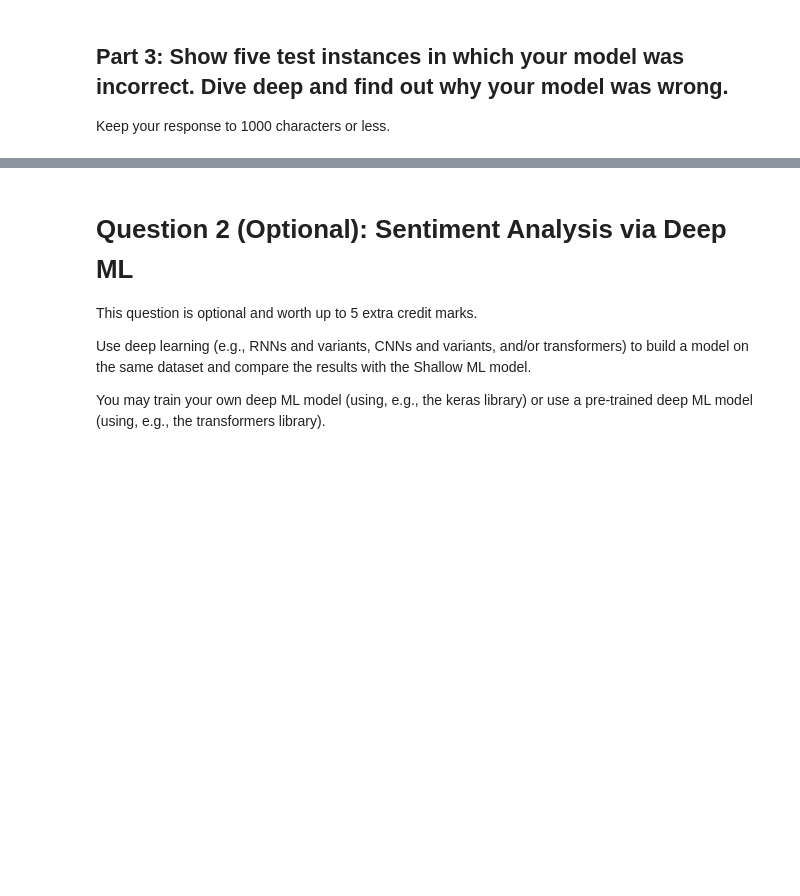
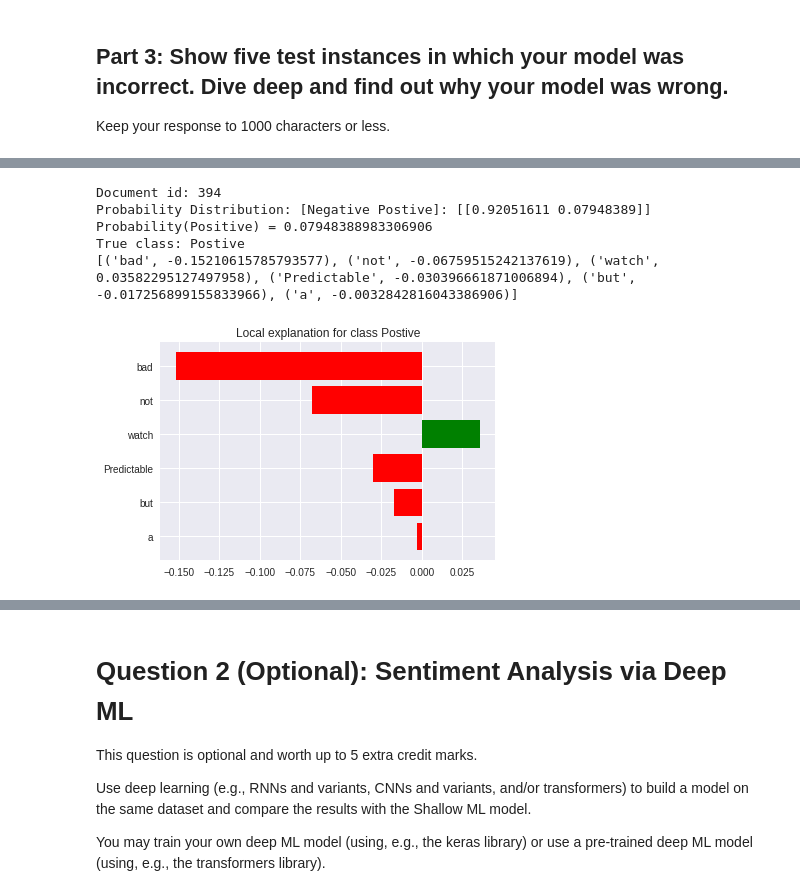
Before and after one commit to mohansameer1983/NLP, a Jupyter notebook: MMAI_2022_891_Individual_Assignment_Solution.ipynb, the cells around one changed output, grey strips where cells are left out. Cells and saved outputs as stored; diff of their text form; code cells hidden in the pictures; blank space fills up the shorter version.

```diff
--- a/MMAI_2022_891_Individual_Assignment_Solution.ipynb
+++ b/MMAI_2022_891_Individual_Assignment_Solution.ipynb
@@ -221,0 +264,7 @@ pred_val = pipe.predict(X_val)
+# %%
+pipe_xgb = Pipeline([('vec', vectorizer),  ('xgb', XGBClassifier(random_state=223))])
+
+pipe_xgb.fit(X_train, y_train)
+
+pred_val_xgb = pipe_xgb.predict(X_val)
+print(classification_report(y_val, pred_val_xgb))
@@ -221,0 +282,7 @@ pred_val = pipe.predict(X_val)
+# %%
+pipe_nb = Pipeline([('vec', vectorizer),  ('nb', MultinomialNB())])
+
+pipe_nb.fit(X_train, y_train)
+
+pred_val_nb = pipe_nb.predict(X_val)
+print(classification_report(y_val, pred_val_nb))
@@ -324,0 +472,30 @@ Insert answer here. (Feel free to create new code cells if necessary.)
+# %%
+#Initialize
+test_vectors = vectorizer.transform(test_df.Sentence)
+class_names=['Negative','Postive']
+explainer = LimeTextExplainer(class_names=class_names)
+# %%
+###  Sentence-1 --> 'Predictable, but not a bad watch.' [Pred-0;Actual-1]  ####
+
+idx=394
+
+#We are using top 6 features from document, which impacted the model prediction
+exp = explainer.explain_instance(test_df.Sentence[idx], pipe_nb.predict_proba, num_features=6)
+print('Document id: %d' % idx)
+print('Probability Distribution: [Negative Postive]:',pipe_nb.predict_proba([test_df.Sentence[idx]]))
+print('Probability(Positive) =', pipe_nb.predict_proba([test_df.Sentence[idx]])[0,1])
+print('True class: %s' % class_names[test_df.Polarity[idx]])
+print(exp.as_list())
+%matplotlib inline
+fig = exp.as_pyplot_figure()
+
+###
+#  *** Conclusion *** - Explanation generated below shows, model predicted this sentence as 'negative'. This is due to the weightage given to words like 'bad','not'.
+###
+# %% [output]
+Document id: 394
+Probability Distribution: [Negative Postive]: [[0.92051611 0.07948389]]
+Probability(Positive) = 0.07948388983306906
+True class: Postive
+[('bad', -0.15210615785793577), ('not', -0.06759515242137619), ('watch', 0.03582295127497958), ('Predictable', -0.030396661871006894), ('but', -0.017256899155833966), ('a', -0.0032842816043386906)]
+[figure, added]
```
Also changed, not shown: parts of 41 cells of this notebook.
